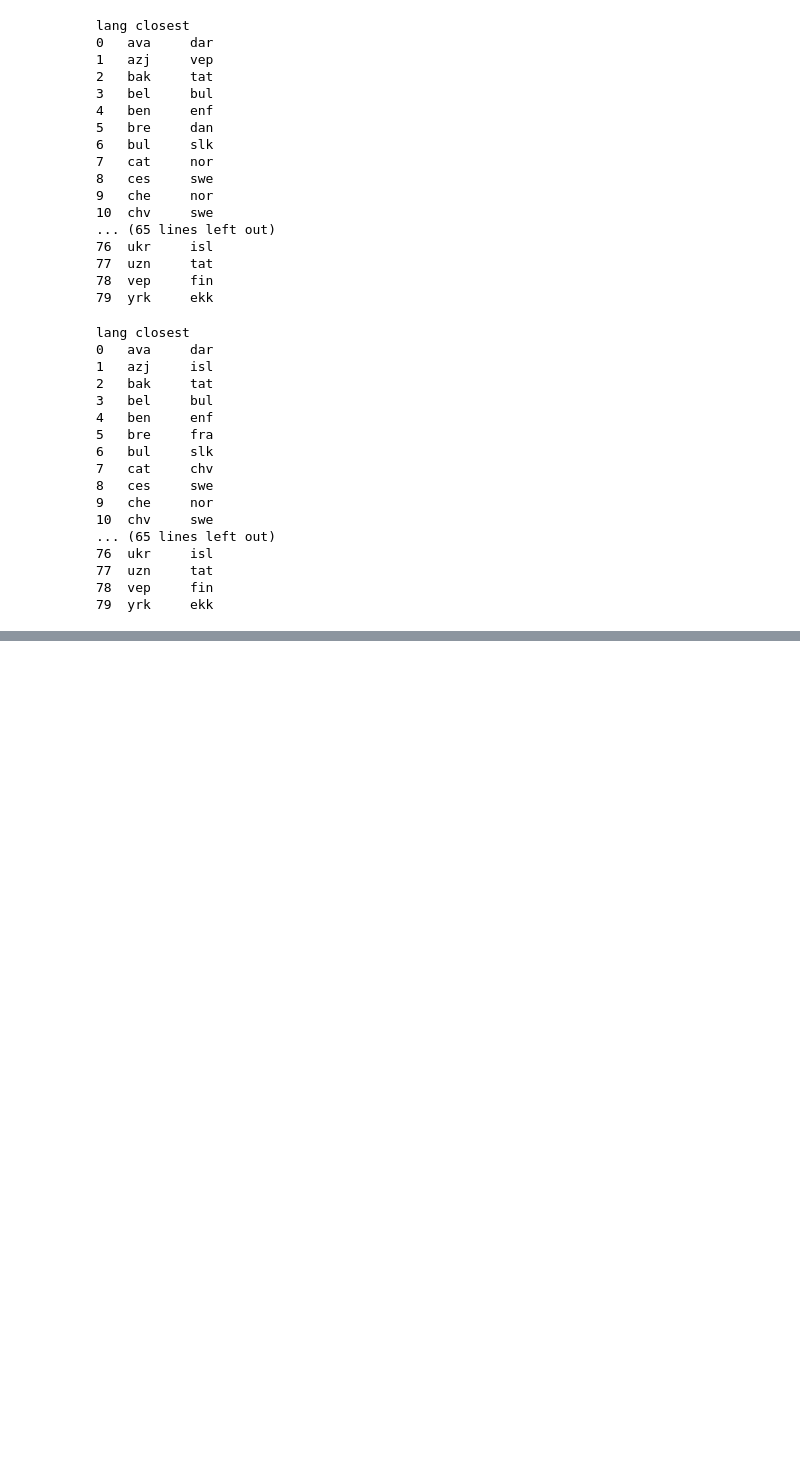
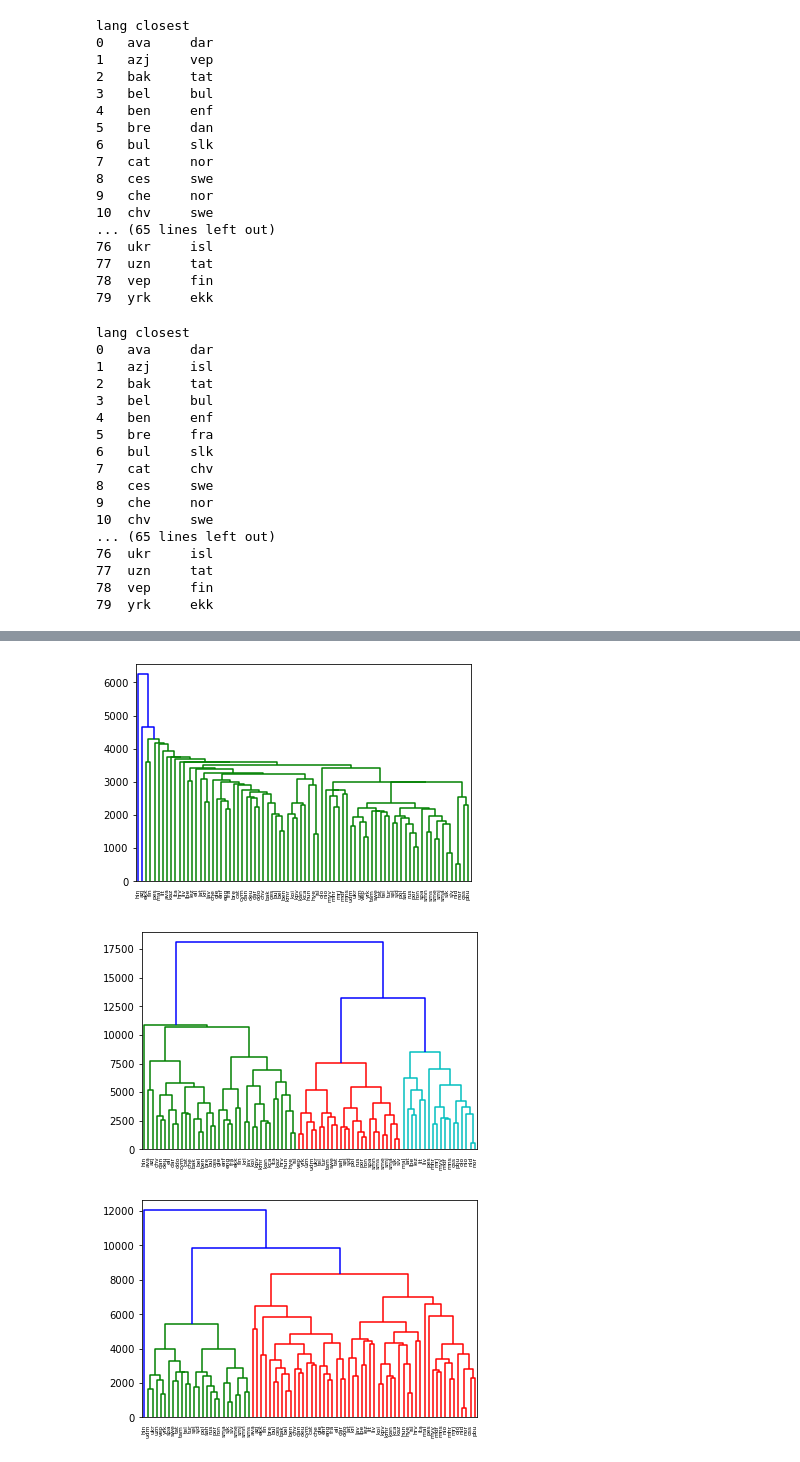
Before and after one commit to mic-he/TueSNLP, a Jupyter notebook: 2018/assignment4.ipynb, the cells around one changed output, grey strips where cells are left out. Saved outputs shown, nothing was run; the diff lists cells and outputs as text; code cells hidden in the pictures; blank space fills up the shorter version.

```diff
--- a/2018/assignment4.ipynb
+++ b/2018/assignment4.ipynb
@@ -428,0 +432,11 @@ lang closest
+# %%
+from scipy.cluster import hierarchy
+for m in ['single', 'complete', 'average']:
+    fig, ax = plt.subplots()
+    z = hierarchy.linkage(tri_dist, method=m)
+    hierarchy.dendrogram(z, labels=languages)
+    fig.show()
+# %% [output]
+[figure, added]
+[figure, added]
+[figure, added]
```
Also changed, not shown: parts of 1 cell of this notebook.
